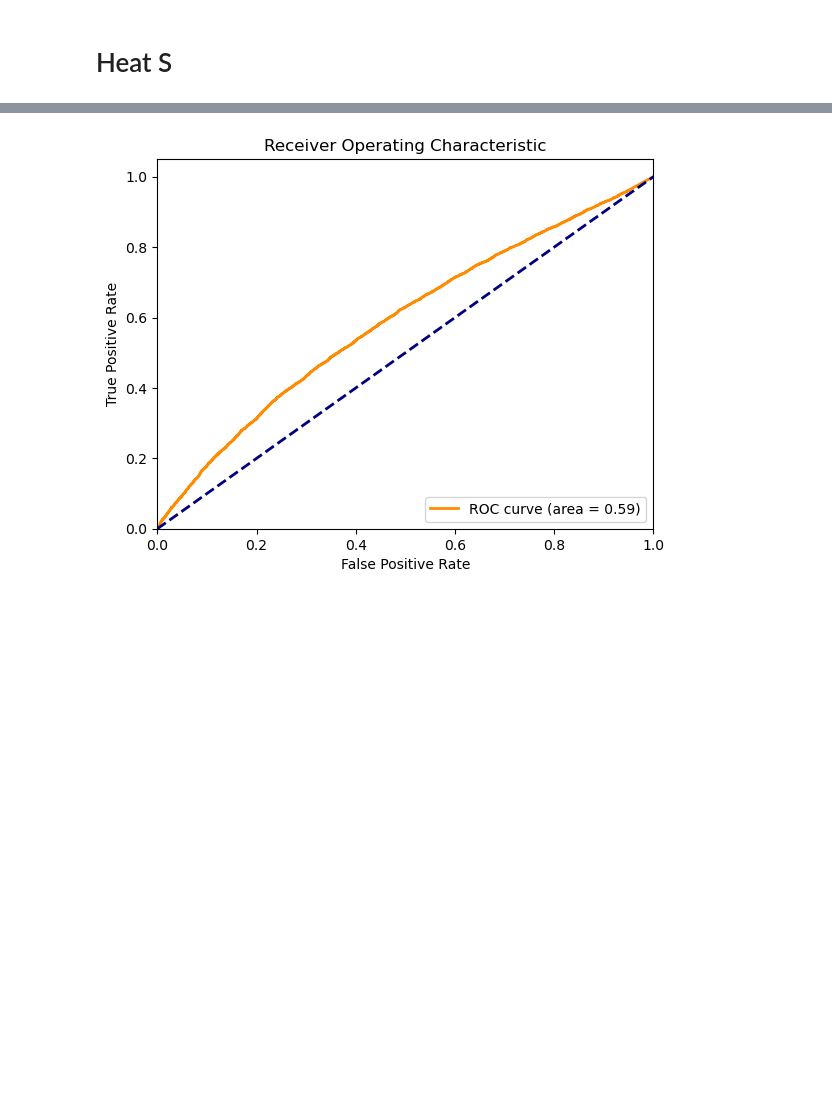
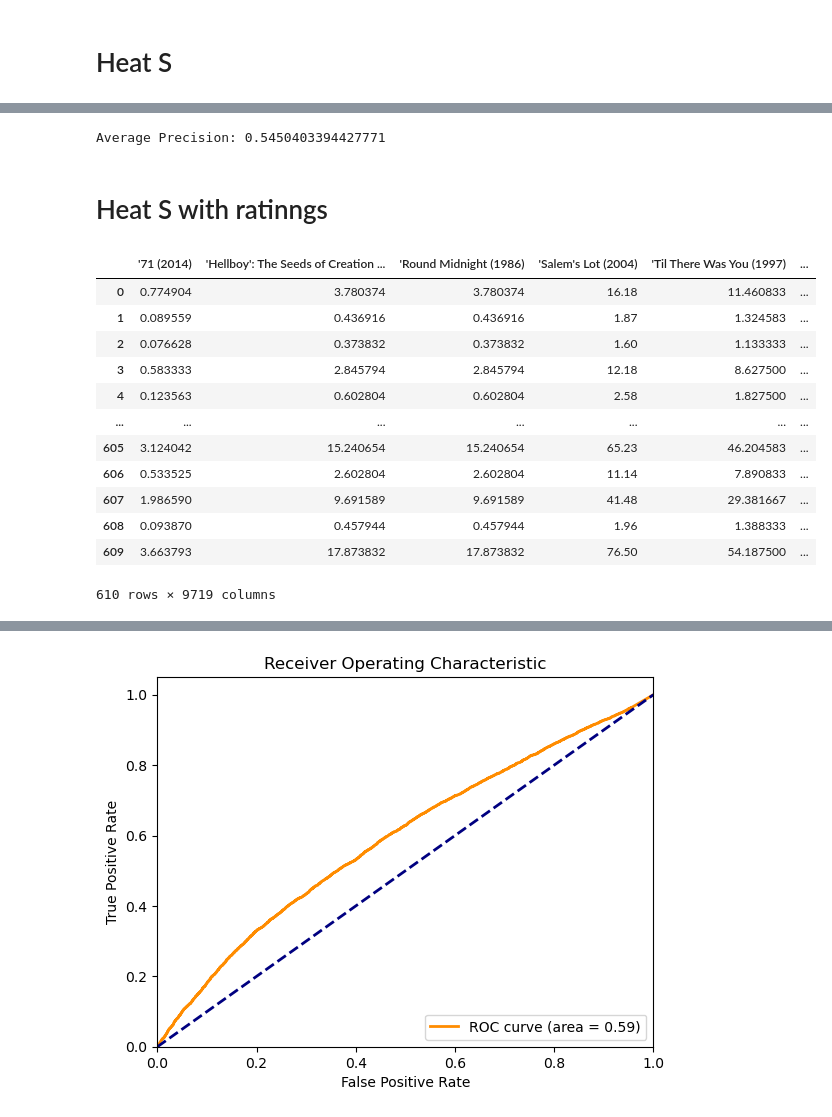
Before and after one commit to chenjoshua7/RecommendationSystems_NetworksFP, a Jupyter notebook: code/Prob_S.ipynb, the cells around one changed output, grey strips where cells are left out. Saved outputs shown, nothing was run; the diff lists cells and outputs as text; code cells hidden in the pictures; blank space fills up the shorter version.

```diff
--- a/code/Prob_S.ipynb
+++ b/code/Prob_S.ipynb
@@ -616,0 +541,41 @@ print(f"The AUC score is: {auc_score}")
+# %%
+average_precision = average_precision_score(filtered_pos_neg, filtered_weights)
+print(f"Average Precision: {average_precision}")
+# %% [output]
+Average Precision: 0.5450403394427771
+# %% [markdown]
+# Heat S with ratinngs
+# %%
+# Train test split of binary network
+train, test = train_test_split(binary_network, 0.2)
+
+# Make sparse
+train_sparse = csr_matrix(train.values)
+test_sparse = csr_matrix(test.values)
+
+# Output a dataframe of predicitions for each user
+weights_list = []
+indices_list = []
+
+for user_id in tqdm(range(test.shape[0]), desc="Computing metrics"):
+    _, indices, weights = heatS_with_ratings(train_sparse, user_id, )
+    weights_list.append(weights)
+    indices_list.append(indices)
+
+# Convert the list of arrays into a DataFrame
+weights_df = pd.DataFrame(weights_list, columns=train.columns)
+weights_df
+# %% [output]
+|  | '71 (2014) | 'Hellboy': The Seeds of Creation ... | 'Round Midnight (1986) | 'Salem's Lot (2004) | 'Til There Was You (1997) | ... |
+| 0 | 0.774904 | 3.780374 | 3.780374 | 16.18 | 11.460833 | ... |
+| 1 | 0.089559 | 0.436916 | 0.436916 | 1.87 | 1.324583 | ... |
+| 2 | 0.076628 | 0.373832 | 0.373832 | 1.60 | 1.133333 | ... |
+| 3 | 0.583333 | 2.845794 | 2.845794 | 12.18 | 8.627500 | ... |
+| 4 | 0.123563 | 0.602804 | 0.602804 | 2.58 | 1.827500 | ... |
+| ... | ... | ... | ... | ... | ... | ... |
+| 605 | 3.124042 | 15.240654 | 15.240654 | 65.23 | 46.204583 | ... |
+| 606 | 0.533525 | 2.602804 | 2.602804 | 11.14 | 7.890833 | ... |
+| 607 | 1.986590 | 9.691589 | 9.691589 | 41.48 | 29.381667 | ... |
+| 608 | 0.093870 | 0.457944 | 0.457944 | 1.96 | 1.388333 | ... |
+| 609 | 3.663793 | 17.873832 | 17.873832 | 76.50 | 54.187500 | ... |
+610 rows × 9719 columns
```
Also changed, not shown: parts of 28 cells of this notebook, 1 other file.
